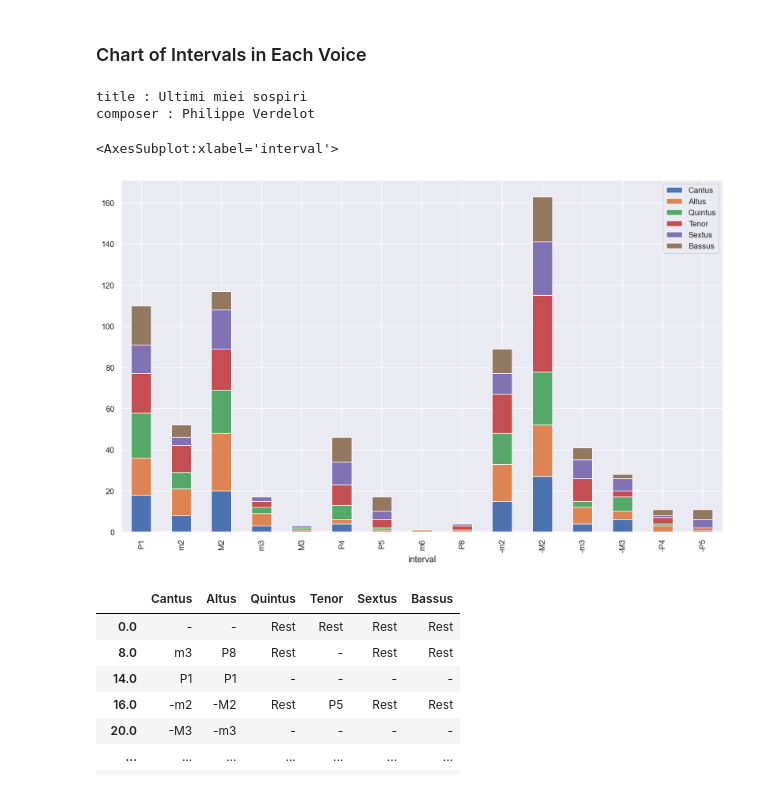
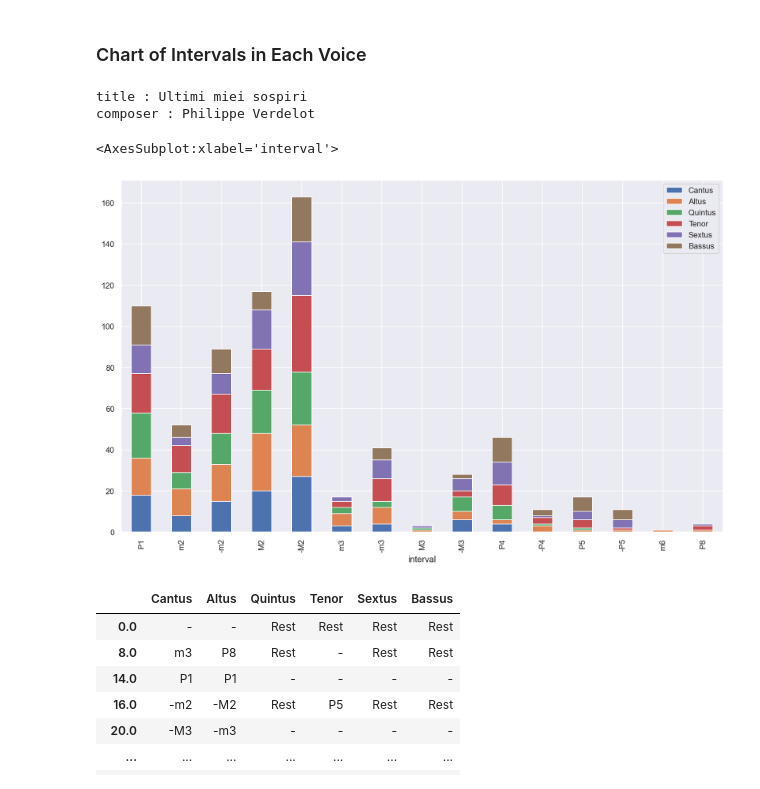
Before and after one commit to RichardFreedman/CRIM_JHUB, a Jupyter notebook: CRIM_02_Melodic_Harmonic.ipynb, the cells around one changed output. Drawn from its saved outputs; the diff is of its cells as text; code cells hidden in the pictures.

Commit message:
new interval charts

```diff
--- a/CRIM_02_Melodic_Harmonic.ipynb
+++ b/CRIM_02_Melodic_Harmonic.ipynb
@@ -224,35 +225,36 @@ mel.reset_index()
 ### Chart of Intervals in Each Voice
 # %%
 %matplotlib inline
-int_order = ["P1", "m2", "M2", "m3", "M3", "P4", "P5", "m6", "M6", "m7", "M7", "P8",
-             "-m2", "-M2", "-m3", "-M3", "-P4", "-P5", "-m6", "-M6", "-m7", "-M7", "-P8"]
+int_order = ["P1", "m2", "-m2", "M2", "-M2", "m3", "-m3", "M3", "-M3", "P4", "-P4", "P5", "-P5",
+             "m6", "-m6", "M6", "-M6", "m7", "-m7", "M7", "-M7", "P8", "-P8"]
+
 mel = piece.melodic()
 mel = mel.fillna("-")
 
 # count up the values in each item column--sum for each pitch.
 # make a copy to be sure we don't mess up
 mel = mel.apply(pd.Series.value_counts).fillna(0).astype(int).reset_index().copy()
 
 # rename the index column to something more useful
 mel.rename(columns = {'index':'interval'}, inplace = True)
 
 # apply the categorical list and sort
 mel['interval'] = pd.Categorical(mel["interval"], categories=int_order)
 mel = mel.sort_values(by = "interval").dropna().copy()
 
 voices = mel.columns.to_list()
 palette = sns.husl_palette(len(voices), l=.4)
 md = piece.metadata
 for key, value in md.items():
     print(key, ':', value)
 # print(voices)
 sns.set(rc={'figure.figsize':(15,9)})
 mel.set_index('interval').plot(kind='bar', stacked=True)
 # %% [output]
 title : Ultimi miei sospiri
 composer : Philippe Verdelot
 <AxesSubplot:xlabel='interval'>
-[figure, old version]
+[figure, new version]
 # %%
 mel = mel.fillna("-")
 mel
```
Also changed, not shown: parts of 1 cell of this notebook, 1 other file.
